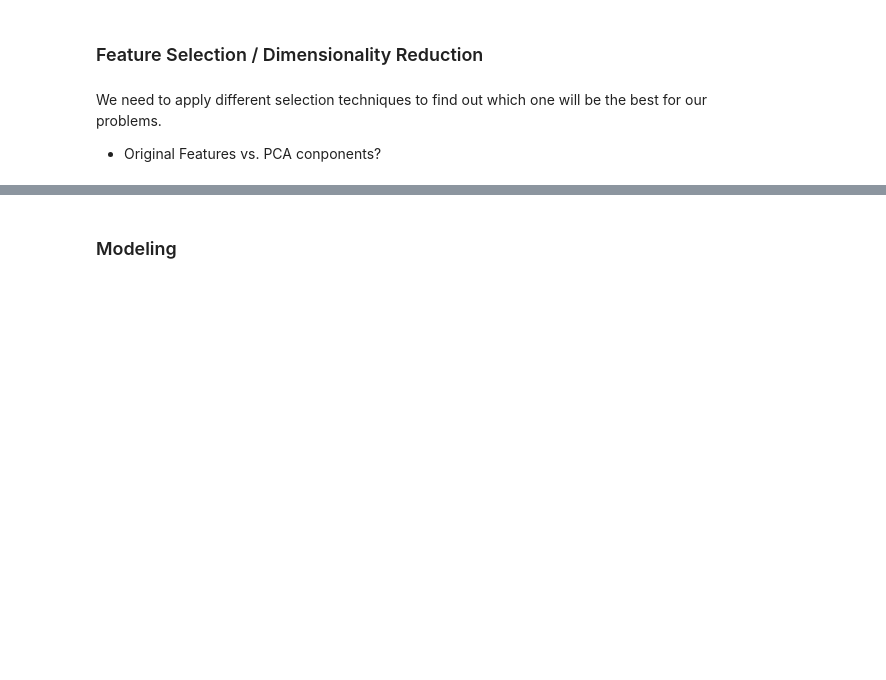
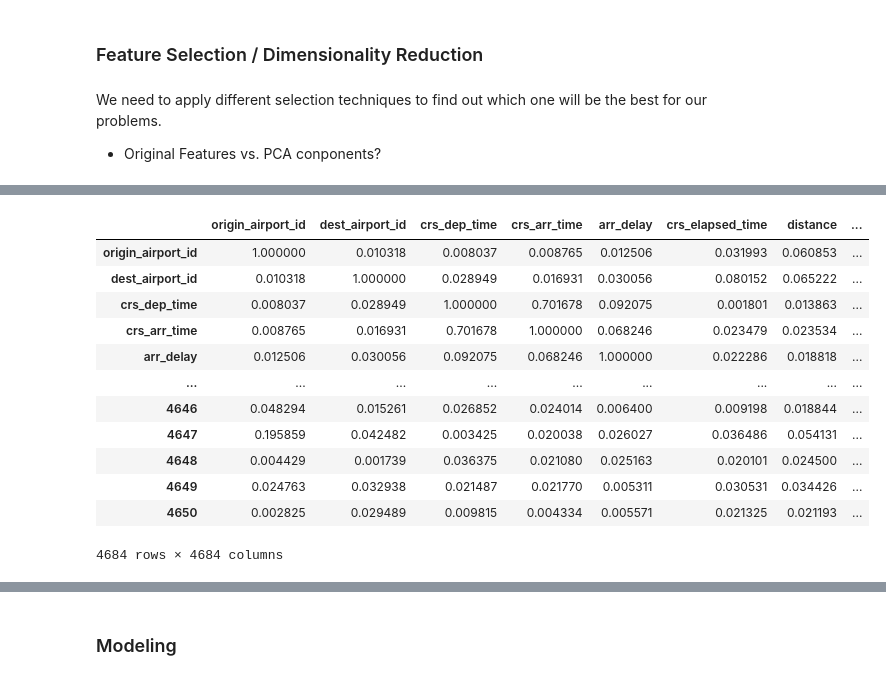
Before and after one commit to NB094/LHL_Midterm_1, a Jupyter notebook: modeling.ipynb, the cells around one changed output, grey strips where cells are left out. Drawn from its saved outputs; the diff is of its cells as text; code cells hidden in the pictures; blank space fills up the shorter version.

```diff
--- a/modeling.ipynb
+++ b/modeling.ipynb
@@ -113,7 +202,7 @@ pd.concat([X_train.drop(columns = categorical_columns), df_transformed_columns],
 # %%
 # Removing Correlated Features
 # step 1
-df_corr = df.corr().abs()
+df_corr = X_train.corr().abs()
 
 # step 2
 indices = np.where(df_corr > 0.8)
@@ -131,0 +223,16 @@ print(indices)
+# %%
+df_corr
+# %% [output]
+|  | origin_airport_id | dest_airport_id | crs_dep_time | crs_arr_time | arr_delay | crs_elapsed_time | distance | ... |
+| origin_airport_id | 1.000000 | 0.010318 | 0.008037 | 0.008765 | 0.012506 | 0.031993 | 0.060853 | ... |
+| dest_airport_id | 0.010318 | 1.000000 | 0.028949 | 0.016931 | 0.030056 | 0.080152 | 0.065222 | ... |
+| crs_dep_time | 0.008037 | 0.028949 | 1.000000 | 0.701678 | 0.092075 | 0.001801 | 0.013863 | ... |
+| crs_arr_time | 0.008765 | 0.016931 | 0.701678 | 1.000000 | 0.068246 | 0.023479 | 0.023534 | ... |
+| arr_delay | 0.012506 | 0.030056 | 0.092075 | 0.068246 | 1.000000 | 0.022286 | 0.018818 | ... |
+| ... | ... | ... | ... | ... | ... | ... | ... | ... |
+| 4646 | 0.048294 | 0.015261 | 0.026852 | 0.024014 | 0.006400 | 0.009198 | 0.018844 | ... |
+| 4647 | 0.195859 | 0.042482 | 0.003425 | 0.020038 | 0.026027 | 0.036486 | 0.054131 | ... |
+| 4648 | 0.004429 | 0.001739 | 0.036375 | 0.021080 | 0.025163 | 0.020101 | 0.024500 | ... |
+| 4649 | 0.024763 | 0.032938 | 0.021487 | 0.021770 | 0.005311 | 0.030531 | 0.034426 | ... |
+| 4650 | 0.002825 | 0.029489 | 0.009815 | 0.004334 | 0.005571 | 0.021325 | 0.021193 | ... |
+4684 rows × 4684 columns
```
Also changed, not shown: parts of 26 cells of this notebook.
